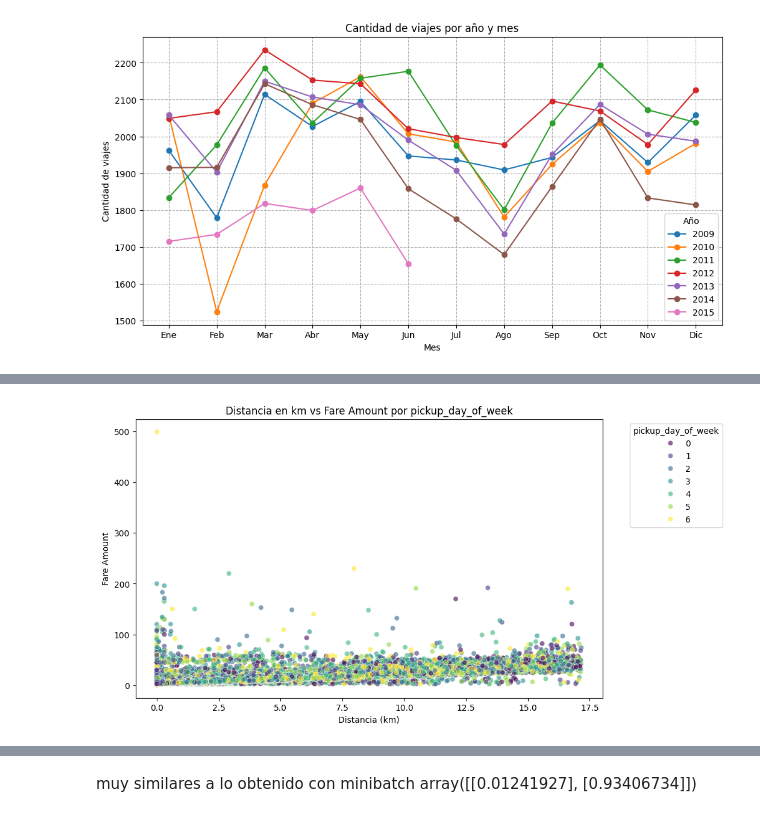
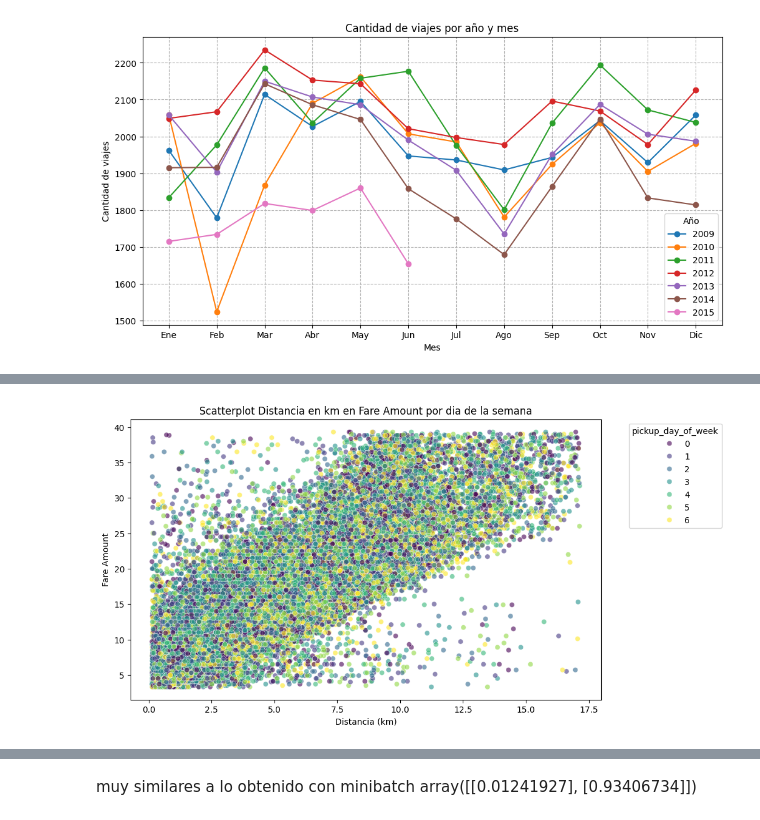
Before and after one commit to CaterinaMartinezD/AA1-TUIA-2025C1-Casado-MartinezDufour, a Jupyter notebook: TP-Regresion-AA1-2025C1.ipynb, the cells around one changed output, grey strips where cells are left out. Saved outputs shown, nothing was run; the diff lists cells and outputs as text; code cells hidden in the pictures.

Commit message:
Modificaciones en test_df

```diff
--- a/TP-Regresion-AA1-2025C1.ipynb
+++ b/TP-Regresion-AA1-2025C1.ipynb
@@ -365,7 +433,10 @@ train_df[train_df['imputar_mean'] == True].head()
 # %%
 from sklearn.impute import SimpleImputer
 columnas = ['pickup_longitude', 'pickup_latitude', 'dropoff_longitude', 'dropoff_latitude']
-mean_rows = train_df[train_df['imputar_mean'] == True]
+mean_rows_train = train_df[train_df['imputar_mean'] == True]
 
 median_imputer = SimpleImputer(strategy='median')
-train_df.loc[mean_rows.index, columnas] = median_imputer.fit_transform(mean_rows[columnas])
+train_df.loc[mean_rows_train.index, columnas] = median_imputer.fit_transform(mean_rows_train[columnas])
+
+mean_rows_test = test_df[test_df['imputar_mean'] == True]
+test_df.loc[mean_rows_test.index, columnas] = median_imputer.transform(mean_rows_test[columnas])
@@ -474,10 +601,4 @@ Porcentaje de valores atípicos: 1.93%
 # %%
-# obtener index de los datos para eliminar los valores atípicos
-outlier_indices = outliers.index
-# eliminar los datos atípicos de train_df
-train_df = train_df.drop(outlier_indices)
-
-
 plt.hist(train_df['distance_km'], bins=50, color='blue', alpha=0.7)
 plt.title('Histograma de la distancia en km')
 plt.xlabel('Distancia (km)')
@@ -517,0 +661,5 @@ plt.show()
+# %%
+# Si una cuadra mide 130m, podriamos considerar aquellos viajes que son a partir de al menos una cuadra (130 mts).
+# Con esto ya eliminamos el outlier de casi 500USD.
+train_df = train_df[(train_df['distance_km'] > 0.13)]
+test_df = test_df[test_df['distance_km'] > 0.13]
@@ -517,0 +678,13 @@ plt.show()
+# %%
+total_rows = train_df.shape[0]
+# Limitar entre percentil 1 y 99
+lower_train = train_df['fare_amount'].quantile(0.01)
+upper_train = train_df['fare_amount'].quantile(0.99)
+# Filas que seran eliminadas
+outliers_train = train_df[(train_df['fare_amount'] < lower_train) | (train_df['fare_amount'] > upper_train)]
+num_outliers_train = outliers_train.shape[0]
+percent_outlier_train = num_outliers_train / total_rows * 100
+
+print(f'Cantidad de outliers: {num_outliers_train}')
+print(f'Porcentaje de outliers: {percent_outlier_train:.2f}%')
+train_df = train_df[(train_df['fare_amount'] >= lower_train) & (train_df['fare_amount'] <= upper_train)]
@@ -602,11 +740,10 @@ train_df[train_df['fare_amount'] > 150]
 # %%
-# mostrar un scatter plot de la distancia en km vs fare_amount, color dia de la semana
 plt.figure(figsize=(10,6))
 sns.scatterplot(data=train_df, x='distance_km', y='fare_amount', hue='pickup_day_of_week', palette='viridis', alpha=0.6)
-plt.title('Distancia en km vs Fare Amount por pickup_day_of_week')
+plt.title('Scatterplot Distancia en km en Fare Amount por dia de la semana')
 plt.xlabel('Distancia (km)')
 plt.ylabel('Fare Amount')
 plt.legend(title='pickup_day_of_week', bbox_to_anchor=(1.05, 1), loc='upper left')
 plt.show()
 # %% [output]
-[figure, old version]
+[figure, new version]
```
Also changed, not shown: parts of 59 cells of this notebook.
